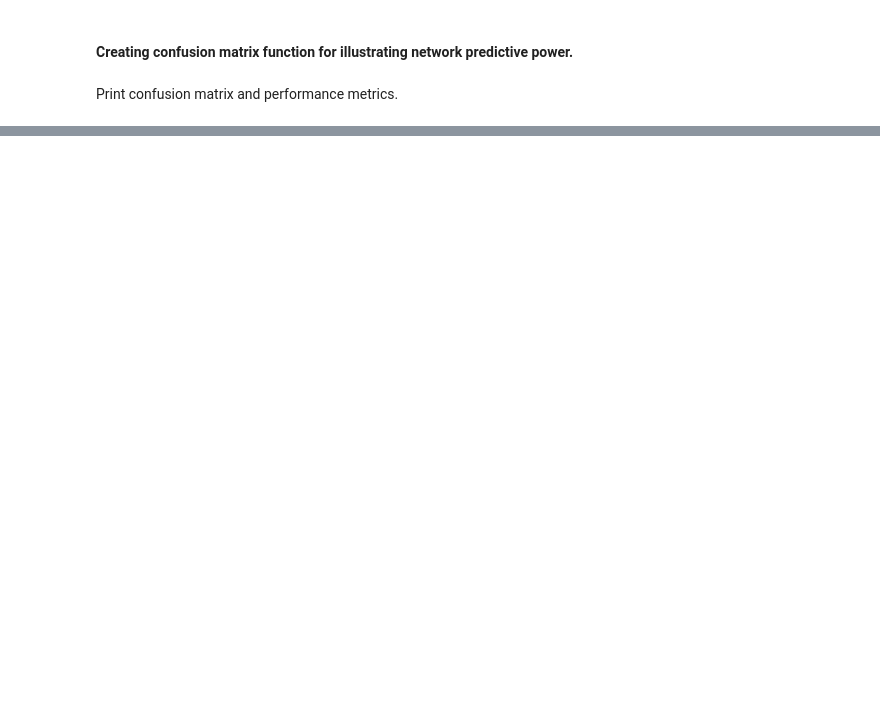
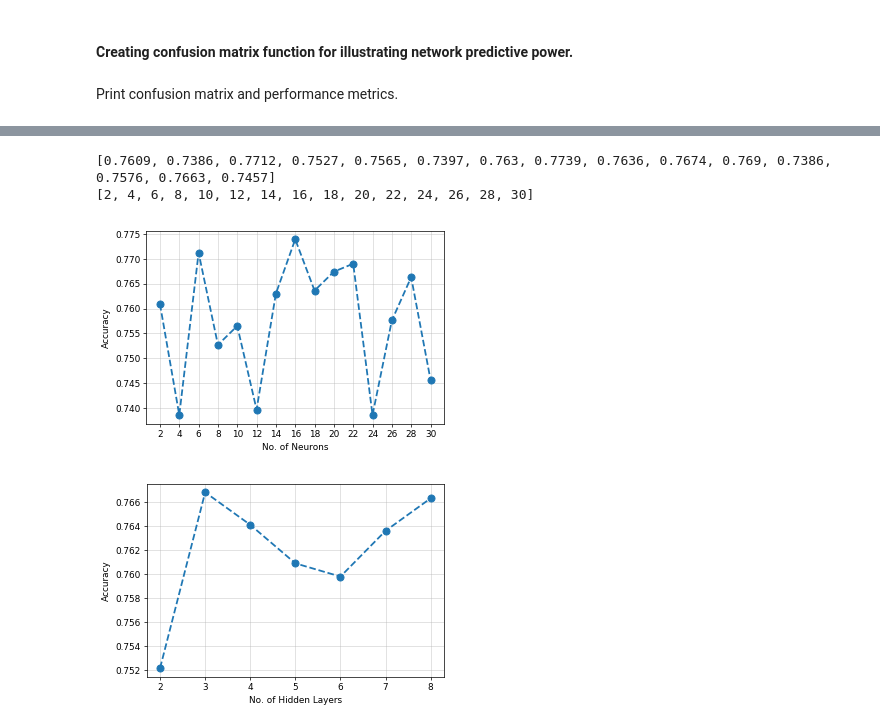
Before and after one commit to istewar1/Research, a Jupyter notebook: COSC 528/Project 4/COSC528_Project4_istewar1.ipynb, the cells around one changed output, grey strips where cells are left out. Drawn from its saved outputs; the diff is of its cells as text; code cells hidden in the pictures; blank space fills up the shorter version.

```diff
--- a/COSC 528/Project 4/COSC528_Project4_istewar1.ipynb
+++ b/COSC 528/Project 4/COSC528_Project4_istewar1.ipynb
@@ -440,7 +449,7 @@ def getMetrics(TN,FN,TP,FP,prints=True):
 # %% [markdown]
 Print confusion matrix and performance metrics.
 # %%
-TN,FN,TP,FP= predict_accuracy(X.data_test,outputs)
+TN,FN,TP,FP= predict_accuracy(X.data_test,outputs,prints=False)
 print
 Acc,TPR,PPV,TNR,F1=getMetrics(TN,FN,TP,FP)
 # %% [output]
@@ -458,0 +500,18 @@ TRUE CLASS  |  NONSPAM\SPAM
+# %%
+for i in range(2,32,2):
+    # ANN(data,n_inputs,n_hidden,n_neurons,n_outputs,activation_func,learning_rate)
+    X = ANN(df_norm, #data
+            57,  # number of inputs
+            3,   # number of hidden layers
+            i,   # number of neurons per hidden layer
+            2,   # number of outputs (2)
+            'sigmoid', # activation function
+            0.3, # learning rate
+            printer=False # prints error per epoch (used during diagnostic testing)
+           )
+    number_of_epochs = 10  # number of epochs
+    split_in_training = 60 # % of data in training set
+    total_error,outputs = X.main(split_in_training,number_of_epochs)
+    TN,FN,TP,FP= predict_accuracy(X.data_test,outputs,prints=False)
+    print 'No. of neurons:\t:\t%i'%i
+    Acc,TPR,PPV,TNR,F1=getMetrics(TN,FN,TP,FP)
@@ -458,0 +536,28 @@ TRUE CLASS  |  NONSPAM\SPAM
+# %%
+linear_neurons   = [[2,0.7609],[4,0.7386],[6,0.7712],[8,0.7527],[10,0.7565],[12,0.7397],[14,0.7630],[16,0.7739],[18,0.7636],[20,0.7674],[22,0.7690],[24,0.7386],[26,0.7576],[28,0.7663],[30,0.7457]]
+linear_n_neurons = [i[1] for i in linear_neurons]
+linear_n_number  = [i[0] for i in linear_neurons]
+print linear_n_neurons
+print linear_n_number
+fig, ax = plt.subplots(dpi=64)
+plt.plot(linear_n_number,linear_n_neurons,'o--',markersize=8,linewidth=2)
+plt.grid(alpha=0.5);plt.xticks(linear_n_number)
+plt.xlabel('No. of Neurons');plt.ylabel('Accuracy')
+if False:
+    plt.savefig(inPath+'Figures/linear_neurons_accuracy.png',dpi=400)
+
+linear_hidden   = [[2,0.7522],[3,0.7668],[4,0.7641],[5,0.7609],[6,0.7598],[7,0.7636],[8,0.7663]]
+linear_n_hidden = [i[1] for i in linear_hidden]
+linear_n_number = [i[0] for i in linear_hidden]
+# plotting# plotting number of hidden layers analysis for linear activation function
+fig, ax = plt.subplots(dpi=64)
+plt.plot(linear_n_number,linear_n_hidden,'o--',markersize=8,linewidth=2)
+plt.grid(alpha=0.5);plt.xticks(linear_n_number)
+plt.xlabel('No. of Hidden Layers');plt.ylabel('Accuracy')
+if False:
+    plt.savefig(inPath+'Figures/linear_hidden_accuracy.png',dpi=400)
+# %% [output]
+[0.7609, 0.7386, 0.7712, 0.7527, 0.7565, 0.7397, 0.763, 0.7739, 0.7636, 0.7674, 0.769, 0.7386, 0.7576, 0.7663, 0.7457]
+[2, 4, 6, 8, 10, 12, 14, 16, 18, 20, 22, 24, 26, 28, 30]
+[figure, added]
+[figure, added]
```
Also changed, not shown: parts of 8 cells of this notebook, 6 other files.
